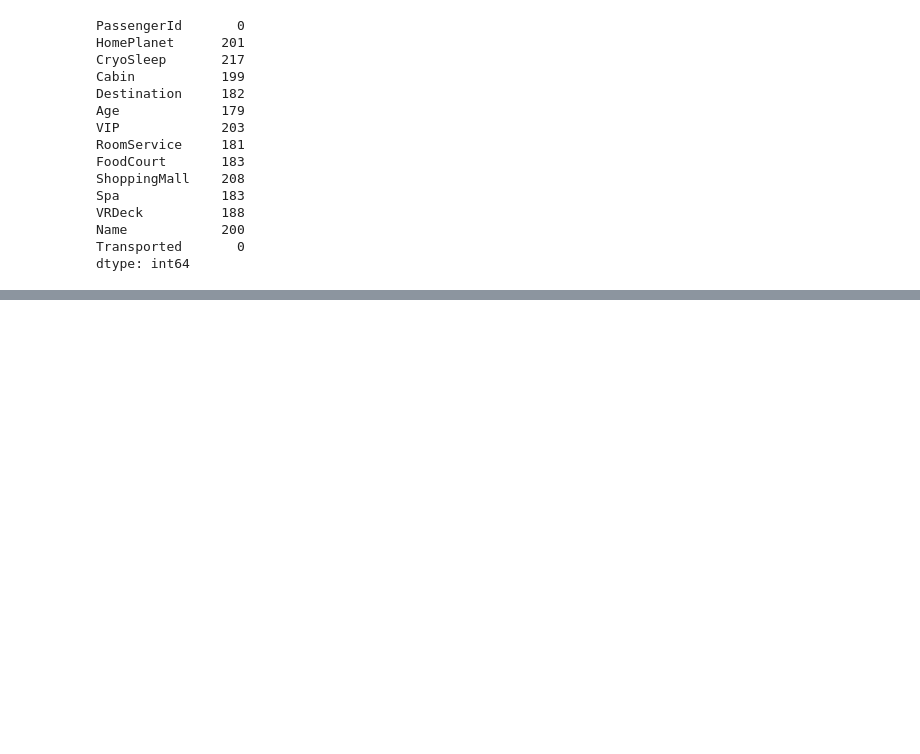
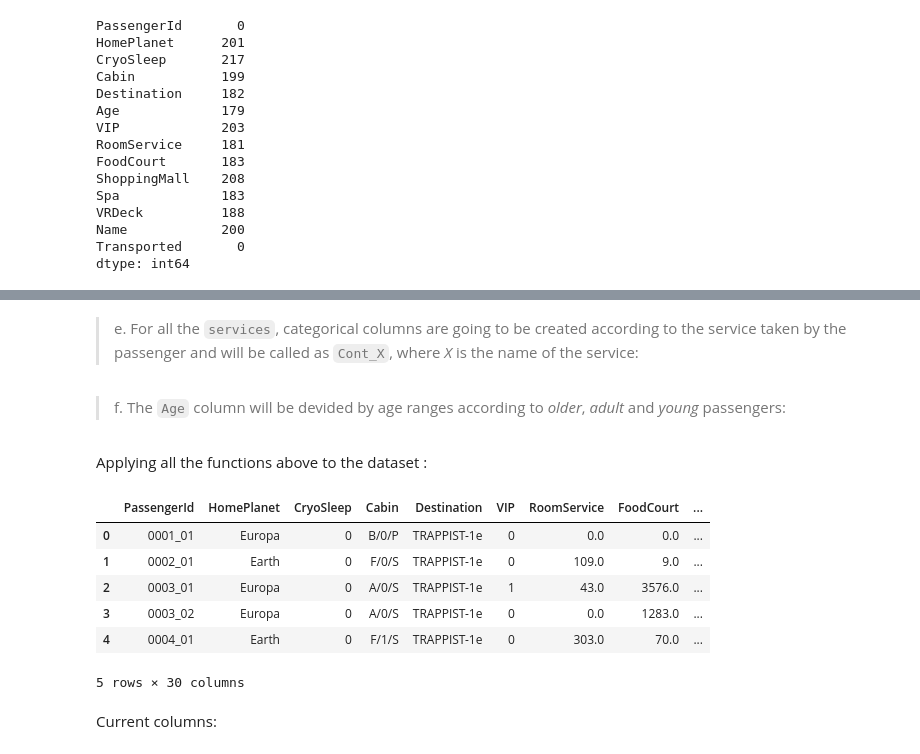
Before and after one commit to melixxa07/AI-Project, a Jupyter notebook: 01 - Data Exploration.ipynb, the cells around one changed output, grey strips where cells are left out. Saved outputs shown, nothing was run; the diff lists cells and outputs as text; code cells hidden in the pictures; blank space fills up the shorter version.

```diff
--- a/01 - Data Exploration.ipynb
+++ b/01 - Data Exploration.ipynb
@@ -79,0 +115,4 @@ train_df.describe()
+# %%
+index = list(range(0, 8493))
+df_train.index = index
+df_train.head()
@@ -79,0 +189,2 @@ train_df.describe()
+# %% [markdown]
+> <font face = 'Century'> e.  For all the `services`, categorical columns are going to be created according to the service taken by the passenger and will be called as `Cont_X`, where _X_ is the name of the service:
@@ -79,0 +199,52 @@ train_df.describe()
+# %% [markdown]
+> <font face = 'Century'> f.  The `Age` column will be devided by age ranges according to _older_, _adult_ and _young_ passengers:
+# %%
+def age_range(d, col):
+
+    youth = (df_train[col].values <= 18).astype(int)
+    adult = ((df_train[col].values > 18) & (df_train[col].values <= 60)).astype(int)
+    older = (df_train[col].values > 60).astype(int)
+
+    del(d['Age'])
+    d['youth'] = youth
+    d['adult'] = adult
+    d['older'] = older
+
+    return d
+# %% [markdown]
+<font face = 'Century'> Applying all the functions above to the dataset :
+# %%
+# Split for PassengerId and Name:
+split_Passenger(df_train, 'PassengerId')
+split_Name(df_train, 'Name').head()
+
+# To one hot for HomePlanet and Destination columns:
+one_hot(df_train, 'HomePlanet').head()
+one_hot(df_train, 'Destination').head()
+
+# Categorical column for CryoSleep, VIP and Transported:
+T_F(df_train, 'CryoSleep')
+T_F(df_train, 'VIP')
+T_F(df_train, 'Transported')
+
+# Categorical columns for services taken and not taken:
+taken_services(df_train, 'RoomService')
+taken_services(df_train, 'FoodCourt')
+taken_services(df_train, 'ShoppingMall')
+taken_services(df_train, 'Spa')
+taken_services(df_train, 'VRDeck')
+
+# Categorical columns for range onf ages in Age column:
+age_range(df_train, 'Age')
+
+df_train.head()
+# %% [output]
+|  | PassengerId | HomePlanet | CryoSleep | Cabin | Destination | VIP | RoomService | FoodCourt | ... |
+| 0 | 0001_01 | Europa | 0 | B/0/P | TRAPPIST-1e | 0 | 0.0 | 0.0 | ... |
+| 1 | 0002_01 | Earth | 0 | F/0/S | TRAPPIST-1e | 0 | 109.0 | 9.0 | ... |
+| 2 | 0003_01 | Europa | 0 | A/0/S | TRAPPIST-1e | 1 | 43.0 | 3576.0 | ... |
+| 3 | 0003_02 | Europa | 0 | A/0/S | TRAPPIST-1e | 0 | 0.0 | 1283.0 | ... |
+| 4 | 0004_01 | Earth | 0 | F/1/S | TRAPPIST-1e | 0 | 303.0 | 70.0 | ... |
+5 rows × 30 columns
+# %% [markdown]
+<font face = 'Century'> Current columns:
```
Also changed, not shown: parts of 31 cells of this notebook.
